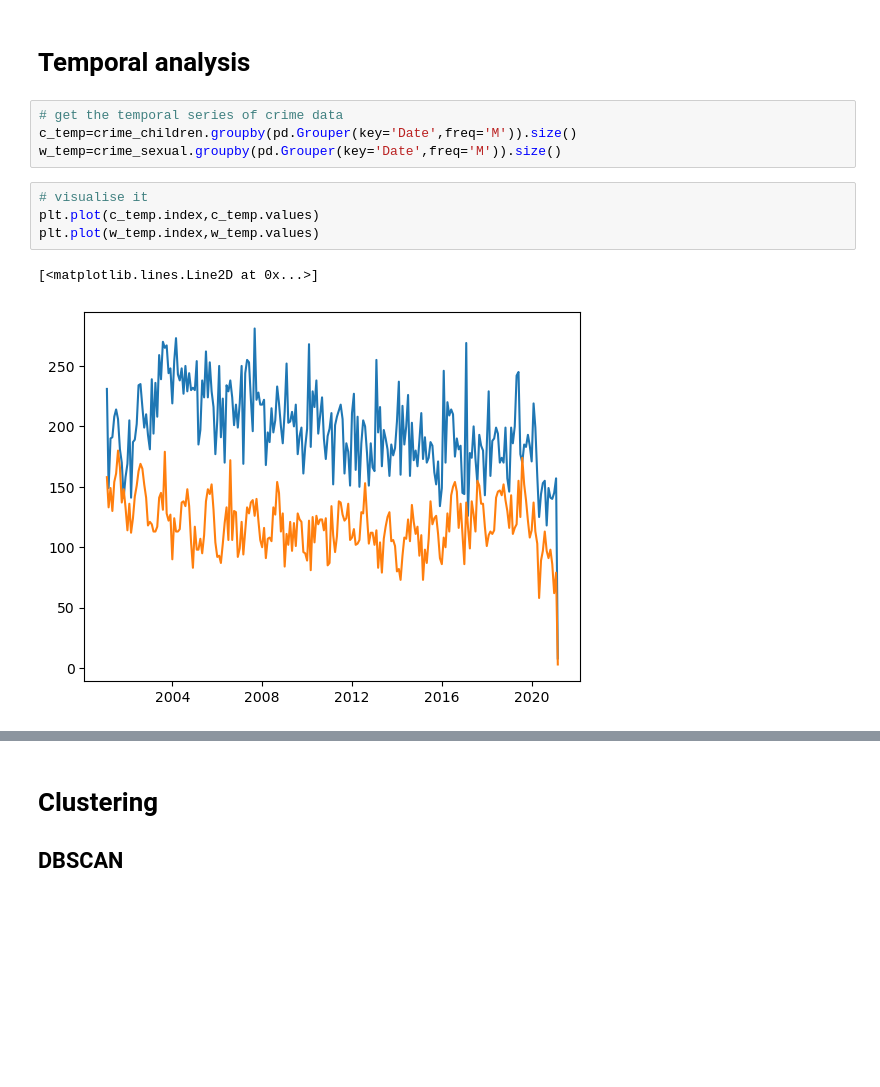
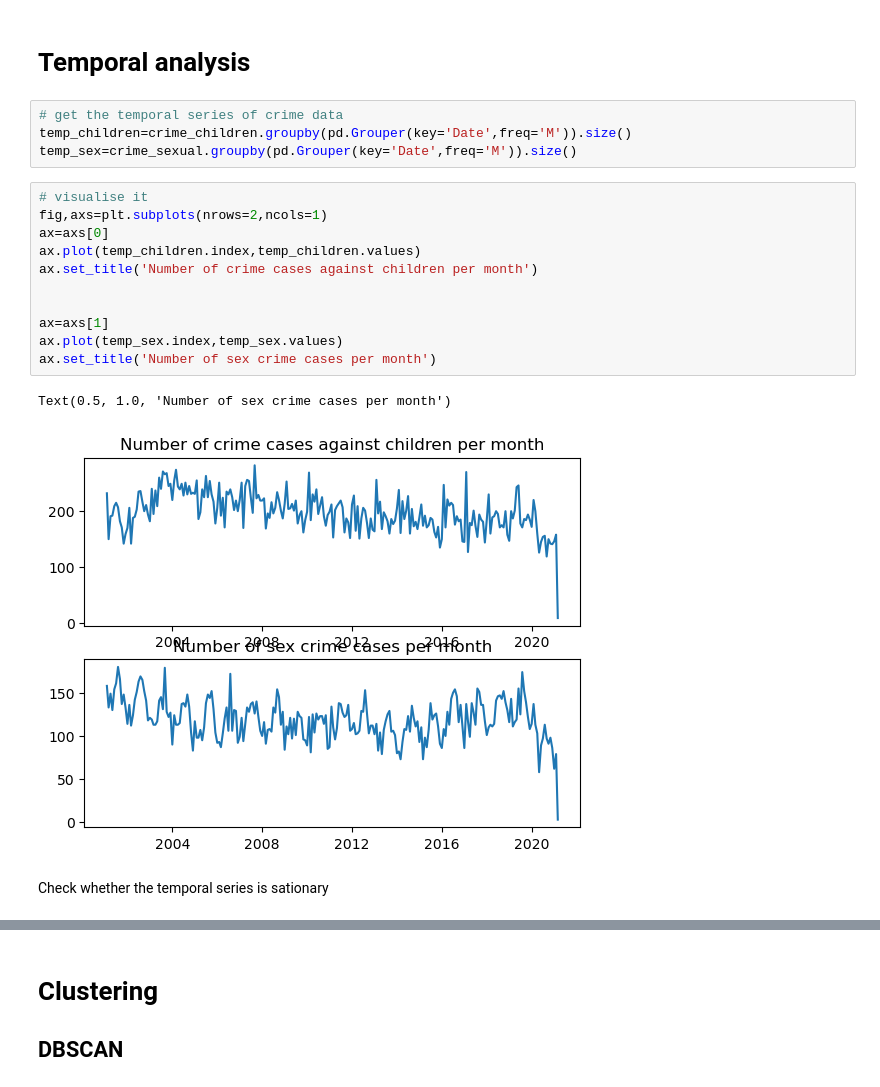
Before and after one commit to Skylar-TyZhang/STDM-Crime-analysis, a Jupyter notebook: chicago_crime.ipynb, the cells around one changed output, grey strips where cells are left out. Cells and saved outputs as stored; diff of their text form; blank space fills up the shorter version.

Commit message:
Finished the temporal analysis for target type of crime.

```diff
--- a/chicago_crime.ipynb
+++ b/chicago_crime.ipynb
@@ -384,15 +384,24 @@ Text(0.5, 1.0, 'KDE of Sex Crime')
 # Temporal analysis
 # %%
 # get the temporal series of crime data
-c_temp=crime_children.groupby(pd.Grouper(key='Date',freq='M')).size()
-w_temp=crime_sexual.groupby(pd.Grouper(key='Date',freq='M')).size()
+temp_children=crime_children.groupby(pd.Grouper(key='Date',freq='M')).size()
+temp_sex=crime_sexual.groupby(pd.Grouper(key='Date',freq='M')).size()
-# %%
-# visualise it
-plt.plot(c_temp.index,c_temp.values)
-plt.plot(w_temp.index,w_temp.values)
-# %% [output]
-[<matplotlib.lines.Line2D at 0x...>]
-[figure, removed]
+# %%
+# visualise it
+fig,axs=plt.subplots(nrows=2,ncols=1)
+ax=axs[0]
+ax.plot(temp_children.index,temp_children.values)
+ax.set_title('Number of crime cases against children per month')
+
+
+ax=axs[1]
+ax.plot(temp_sex.index,temp_sex.values)
+ax.set_title('Number of sex crime cases per month')
+# %% [output]
+Text(0.5, 1.0, 'Number of sex crime cases per month')
+[figure, added]
+# %% [markdown]
+Check whether the temporal series is sationary
 # %%
 # conduct Augmented Dickey-Fuller Test
 # If the ADF statistics has low p-value and close confidence interval, the time-series will be considered as stationary
```
Also changed, not shown: parts of 14 cells of this notebook, 1 other file.
